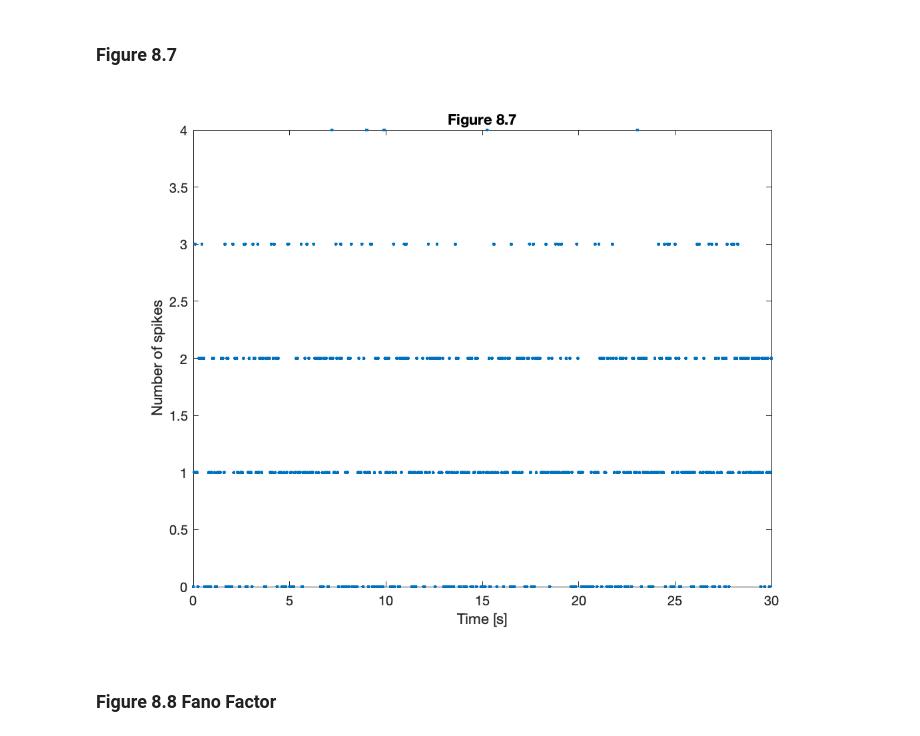
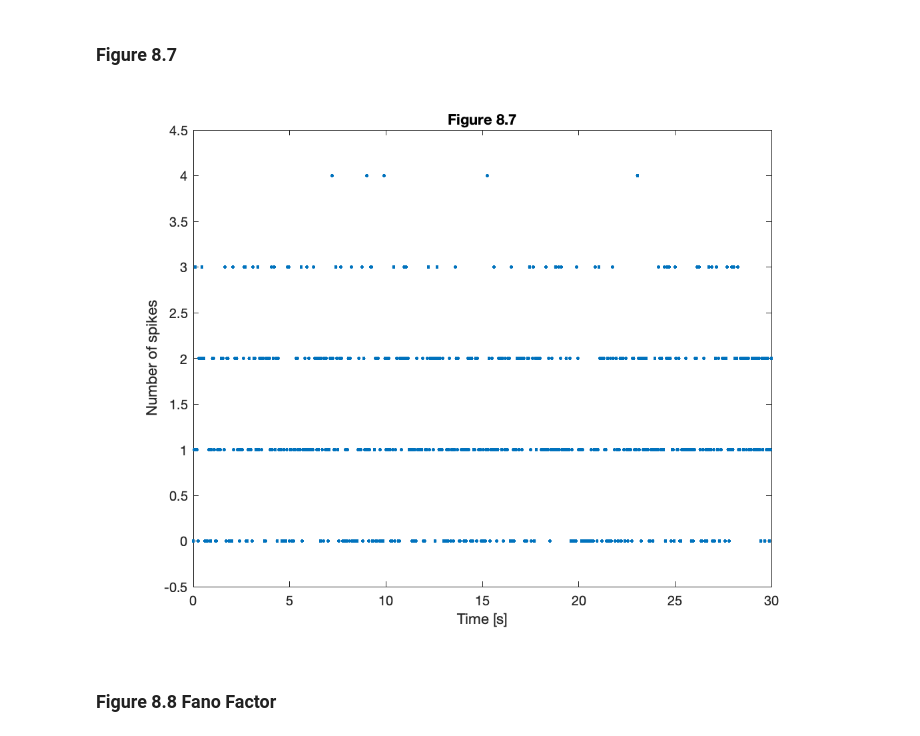
Before and after one commit to jiecui/Case-Studies-Kramer-Eden, a Jupyter notebook: Chapter8/ch_8_notebook.ipynb, the cells around one changed output. Drawn from its saved outputs; the diff is of its cells as text; code cells hidden in the pictures.

```diff
--- a/Chapter8/ch_8_notebook.ipynb
+++ b/Chapter8/ch_8_notebook.ipynb
@@ -125,16 +123,17 @@ title('Figure 8.5 (b)')
 # %%
 time_bins = (0:0.05:30); %Define time bins, 50ms increments,
 %... compute a histogram of spike time data,
 IncrementsLow50 = hist(SpikesLow, time_bins);
 %... and plot the resulting counts versus time,
 
 figure
 plot(time_bins, IncrementsLow50, '.')
-ylabel('Number of spikes') %... with x-axis labelled,
-xlabel('Time [s]') %... and y-axis labelled.
+ylim([- .5, 4.5])
+ylabel('Number of spikes') % with x-axis labelled,
+xlabel('Time [s]') % and y-axis labelled.
 title('Figure 8.7')
 # %% [output]
-[figure, old version]
+[figure, new version]
 # %% [markdown]
 ### Figure 8.8 Fano Factor
 # %%
```
Also changed, not shown: parts of 28 cells of this notebook, 1 other file.
